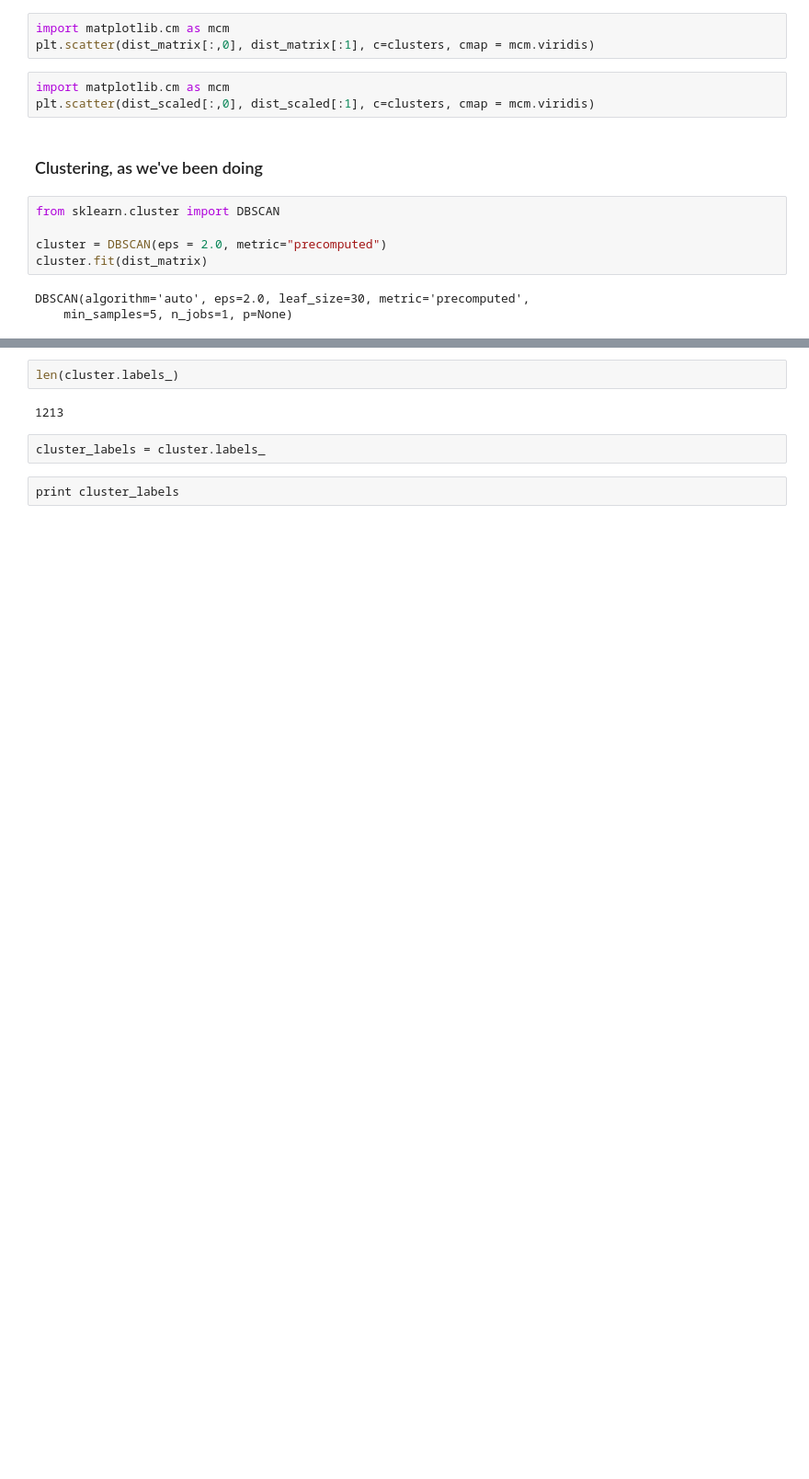
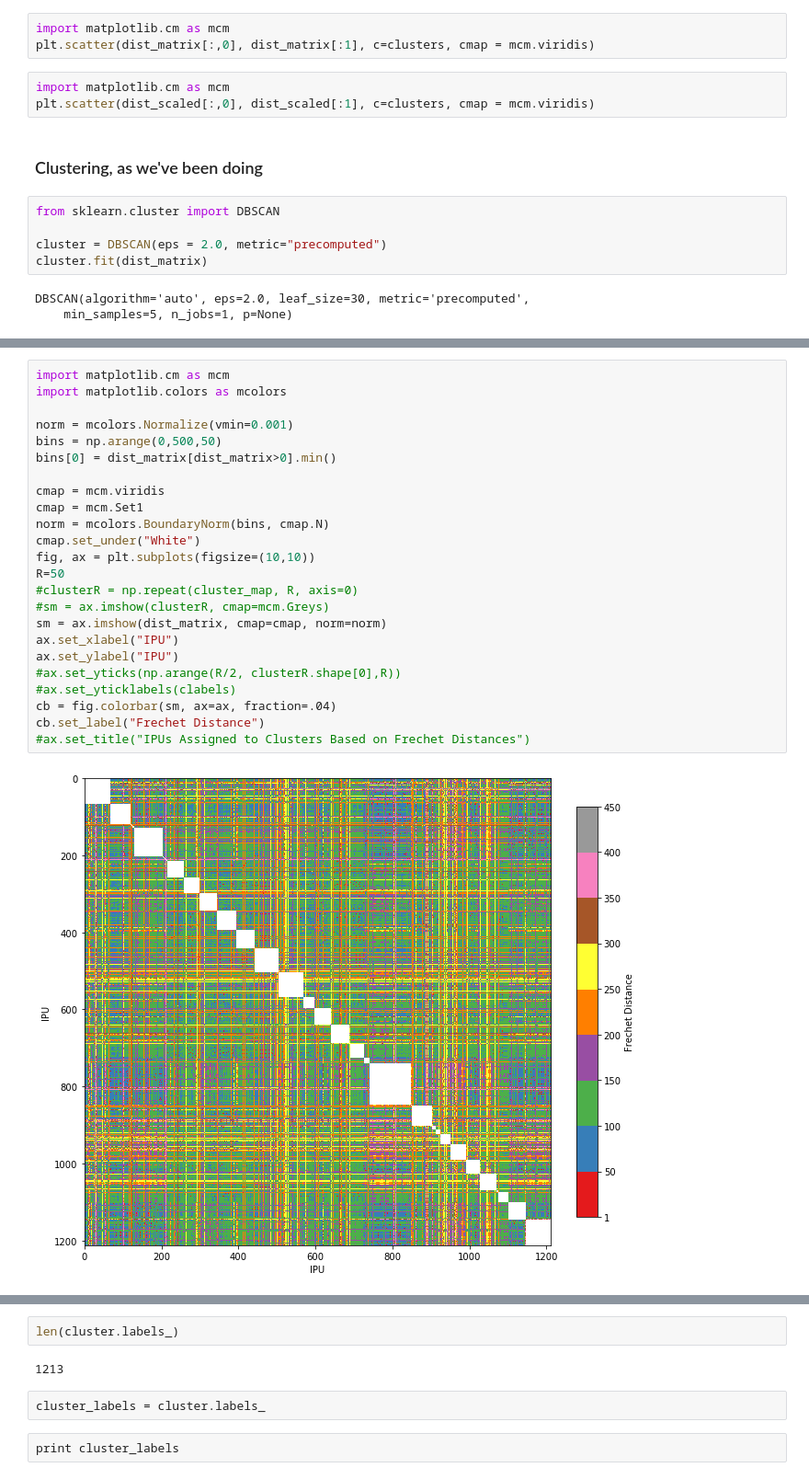
Before and after one commit to rachelrakov/QP2_Code, a Jupyter notebook: FrechetDistance_v1.0.ipynb, the cells around one changed output, grey strips where cells are left out. Shown: that part at 92% size. Drawn from its saved outputs; the diff is of its cells as text; blank space fills up the shorter version.

```diff
--- a/FrechetDistance_v1.0.ipynb
+++ b/FrechetDistance_v1.0.ipynb
@@ -241,0 +329,26 @@ DBSCAN(algorithm='auto', eps=2.0, leaf_size=30, metric='precomputed',
+# %%
+import matplotlib.cm as mcm
+import matplotlib.colors as mcolors
+
+norm = mcolors.Normalize(vmin=0.001)
+bins = np.arange(0,500,50)
+bins[0] = dist_matrix[dist_matrix>0].min()
+
+cmap = mcm.viridis
+cmap = mcm.Set1
+norm = mcolors.BoundaryNorm(bins, cmap.N)
+cmap.set_under("White")
+fig, ax = plt.subplots(figsize=(10,10))
+R=50
+#clusterR = np.repeat(cluster_map, R, axis=0)
+#sm = ax.imshow(clusterR, cmap=mcm.Greys)
+sm = ax.imshow(dist_matrix, cmap=cmap, norm=norm)
+ax.set_xlabel("IPU")
+ax.set_ylabel("IPU")
+#ax.set_yticks(np.arange(R/2, clusterR.shape[0],R))
+#ax.set_yticklabels(clabels)
+cb = fig.colorbar(sm, ax=ax, fraction=.04)
+cb.set_label("Frechet Distance")
+#ax.set_title("IPUs Assigned to Clusters Based on Frechet Distances")
+# %% [output]
+[figure, added]
```
Also changed, not shown: parts of 19 cells of this notebook.
